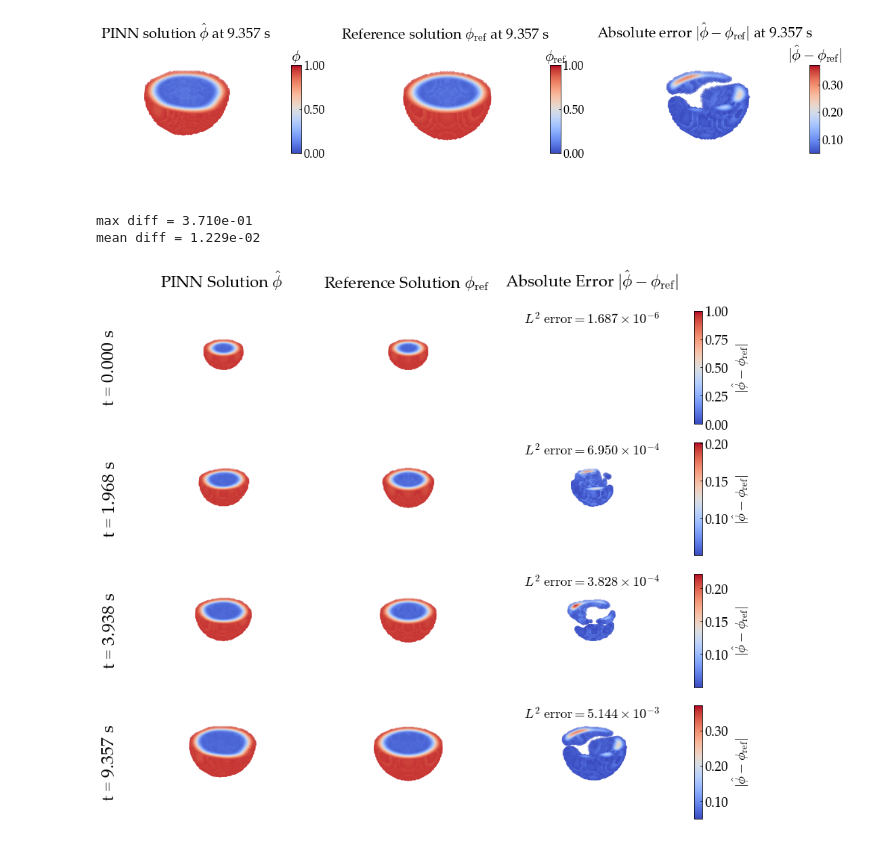
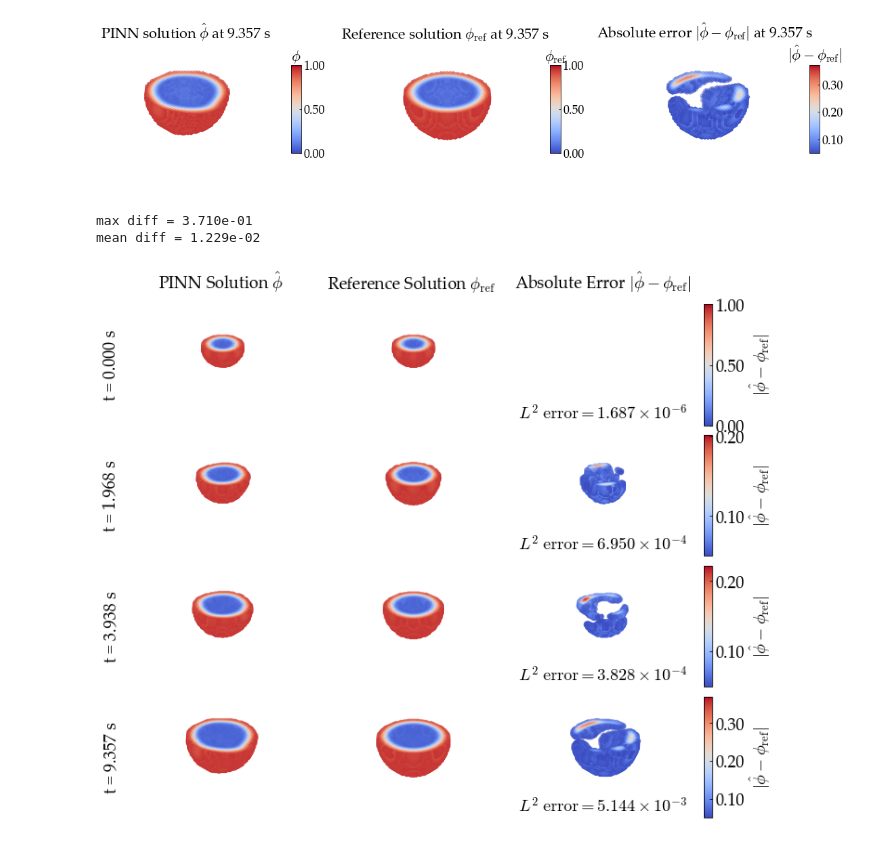
Before and after one commit to NanxiiChen/sharp-pinns, a Jupyter notebook: eval/eval-3d-1pits.ipynb, the cells around one changed output. Saved outputs shown, nothing was run; the diff lists cells and outputs as text; code cells hidden in the pictures.

```diff
--- a/eval/eval-3d-1pits.ipynb
+++ b/eval/eval-3d-1pits.ipynb
@@ -305,13 +305,13 @@ subplot_kw = {"projection": "3d",
 mesh_tensor = torch.from_numpy(mesh_points).float()
 diffs = []
 
-fig = plt.figure(figsize=(11, 2.5*len(ts)))
+fig = plt.figure(figsize=(9, 2.*len(ts)))
 gs = gridspec.GridSpec(len(ts)+1, 5, width_ratios=[0.05, 1, 1, 1, 0.05], height_ratios=[0.1, 1, 1, 1, 1],
                        top=1, bottom=0, left=0, right=1,)
 col_names = [" ", "PINN Solution $\hat\phi$", "Reference Solution $\phi_{\mathrm{ref}}$", "Absolute Error $|\hat\phi - \phi_{\mathrm{ref}}|$"]
 for idx, col_name in enumerate(col_names):
     ax = fig.add_subplot(gs[0, idx])
-    ax.text(0.5, 0., col_name, fontsize=22,
+    ax.text(0.5, 0., col_name, fontsize=18,
             verticalalignment='bottom', horizontalalignment='center')
     ax.set_axis_off()
 
@@ -319,7 +319,7 @@ for idx, tic in enumerate(ts):
 
     ax = fig.add_subplot(gs[idx+1, 0])
     # text: t = 1.111s , fontsize=18, rotation=90
-    ax.text(1.0, 0.5, f"t = {tic:.3f} s", fontsize=24, rotation=90, transform=ax.transAxes,
+    ax.text(1.0, 0.5, f"t = {tic:.3f} s", fontsize=18, rotation=90, transform=ax.transAxes,
             verticalalignment='center', horizontalalignment='right')
     ax.set_axis_off()
 
@@ -364,38 +364,34 @@ for idx, tic in enumerate(ts):
 
     ax = fig.add_subplot(gs[idx+1, 3], **subplot_kw)
     diff = np.abs(sol[:, 0] - truth[:, 0])
     idx_interface_diff = np.where((diff > 0.05))[0]
     ax.scatter(mesh_points[idx_interface_diff, 0], mesh_points[idx_interface_diff, 1],
                     mesh_points[idx_interface_diff, 2], c=diff[idx_interface_diff],
                     cmap="coolwarm", label="phi",)
     ax.set_axis_off()
     ax.view_init(elev=30, azim=45)
     ax.set(xlim=(-0.3, 0.3), ylim=(-0.3, 0.3), zlim=(0.3, 0.),)
 
 
-
-    # format_with_scitific(np.mean(diff**2))
-    ax.text2D(0.5, 0.99, "$" + format_with_scitific(np.mean(diff**2)) + "$",
-              fontsize=18,
-            verticalalignment='top', horizontalalignment='center', transform=ax.transAxes)
+    ax.text2D(0.5, 0.01, "$" + format_with_scitific(np.mean(diff**2)) + "$",
+              fontsize=18, verticalalignment='bottom', horizontalalignment='center', transform=ax.transAxes)
 
 
     ax_bar = fig.add_subplot(gs[idx+1, 4],)
     cbar = fig.colorbar(ax.collections[0], cax=ax_bar)
     ax_bar.yaxis.set_major_formatter(plt.FuncFormatter(lambda x, pos: f'{x:.2f}'))
     cbar.set_label(r'$|\hat\phi - \phi_{\mathrm{ref}}|$')
     # pos = ax_bar.get_position()
     # ax_bar.set_position([pos.x0 - 0.02, pos.y0+pos.height*0.25, pos.width, pos.height*0.6])
     # ax_bar.set_title(r"$|\hat\phi - \phi_{\mathrm{ref}}|$", loc="center")
 
-# fig.subplots_adjust(left=0.2, right=0.8, top=0.95, bottom=0.05)
-# plt.subplots_adjust(wspace=-0., hspace=0.0)
+plt.subplots_adjust(wspace=0.1, hspace=0.1)
 # fig.tight_layout()
 diffs = np.array(diffs)
 print(f"max diff = {np.max(diffs):.3e}")
 print(f"mean diff = {np.mean(diffs):.3e}")
 # plt.savefig("./figures/3d-1pits-phi-fields.png", dpi=300, bbox_inches="tight")
 # %% [output]
 max diff = 3.710e-01
 mean diff = 1.229e-02
-[figure, old version]
+[figure, new version]
```
Also changed, not shown: 4 other files.
